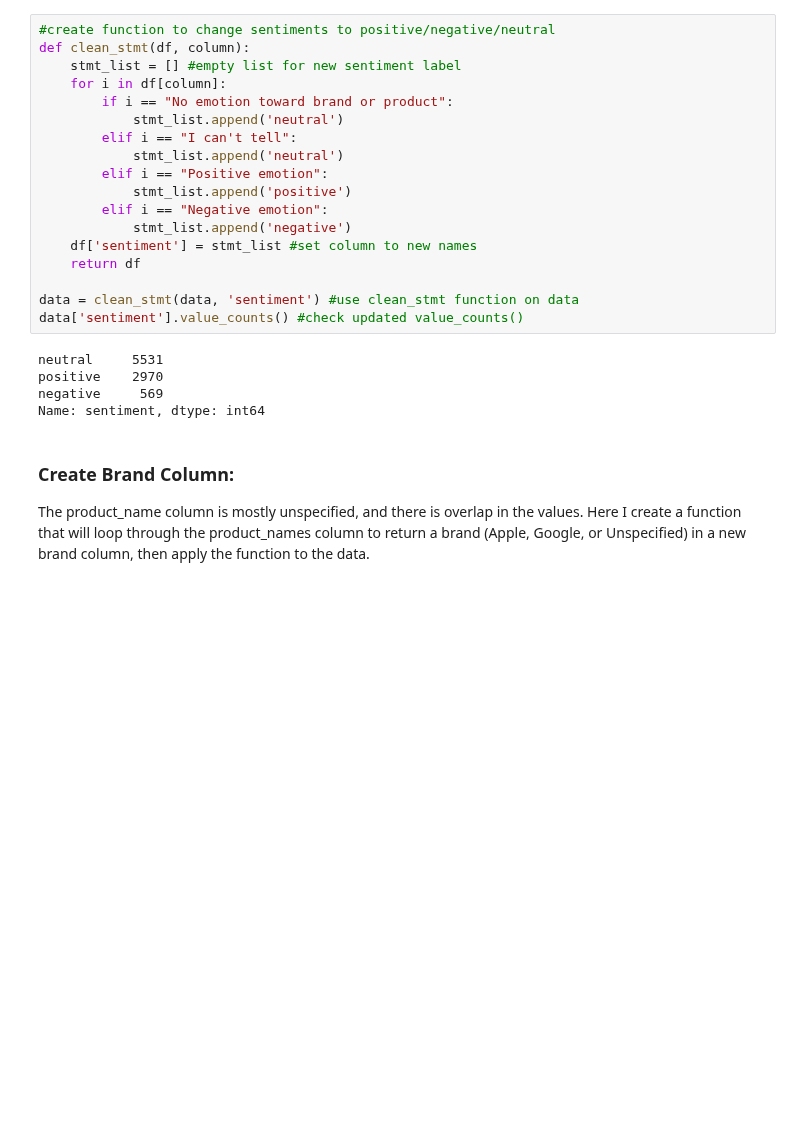
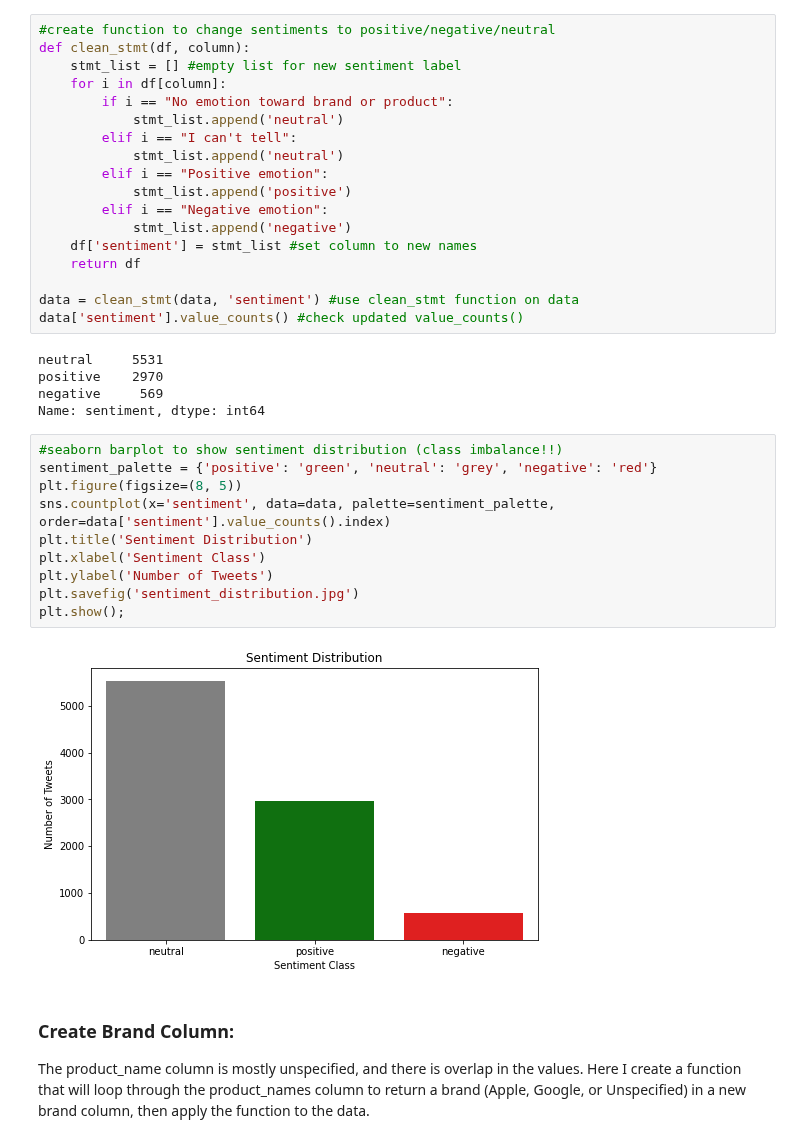
Before and after one commit to morgannash1/twitter_nlp_project, a Jupyter notebook: notebook.ipynb, the cells around one changed output. Cells and saved outputs as stored; diff of their text form; blank space fills up the shorter version.

```diff
--- a/notebook.ipynb
+++ b/notebook.ipynb
@@ -231,6 +229,18 @@ neutral     5531
 positive    2970
 negative     569
 Name: sentiment, dtype: int64
+# %%
+#seaborn barplot to show sentiment distribution (class imbalance!!)
+sentiment_palette = {'positive': 'green', 'neutral': 'grey', 'negative': 'red'}
+plt.figure(figsize=(8, 5))
+sns.countplot(x='sentiment', data=data, palette=sentiment_palette, order=data['sentiment'].value_counts().index)
+plt.title('Sentiment Distribution')
+plt.xlabel('Sentiment Class')
+plt.ylabel('Number of Tweets')
+plt.savefig('sentiment_distribution.jpg')
+plt.show();
+# %% [output]
+[figure, added]
 # %% [markdown]
 ### Create Brand Column:
 The product_name column is mostly unspecified, and there is overlap in the values. Here I create a function that will loop through the product_names column to return a brand (Apple, Google, or Unspecified) in a new brand column, then apply the function to the data.
```
Also changed, not shown: parts of 23 cells of this notebook, 5 other files.
